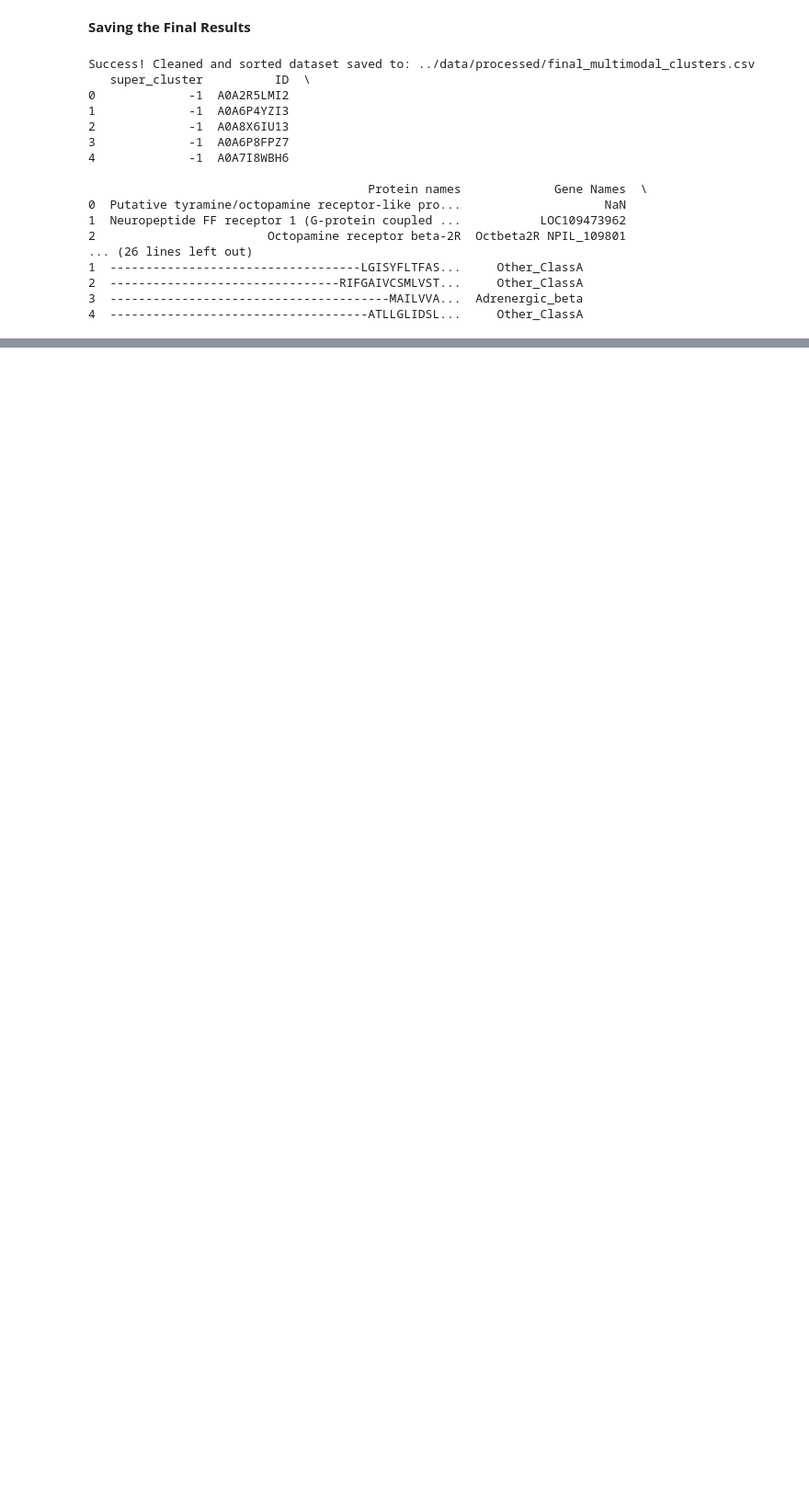
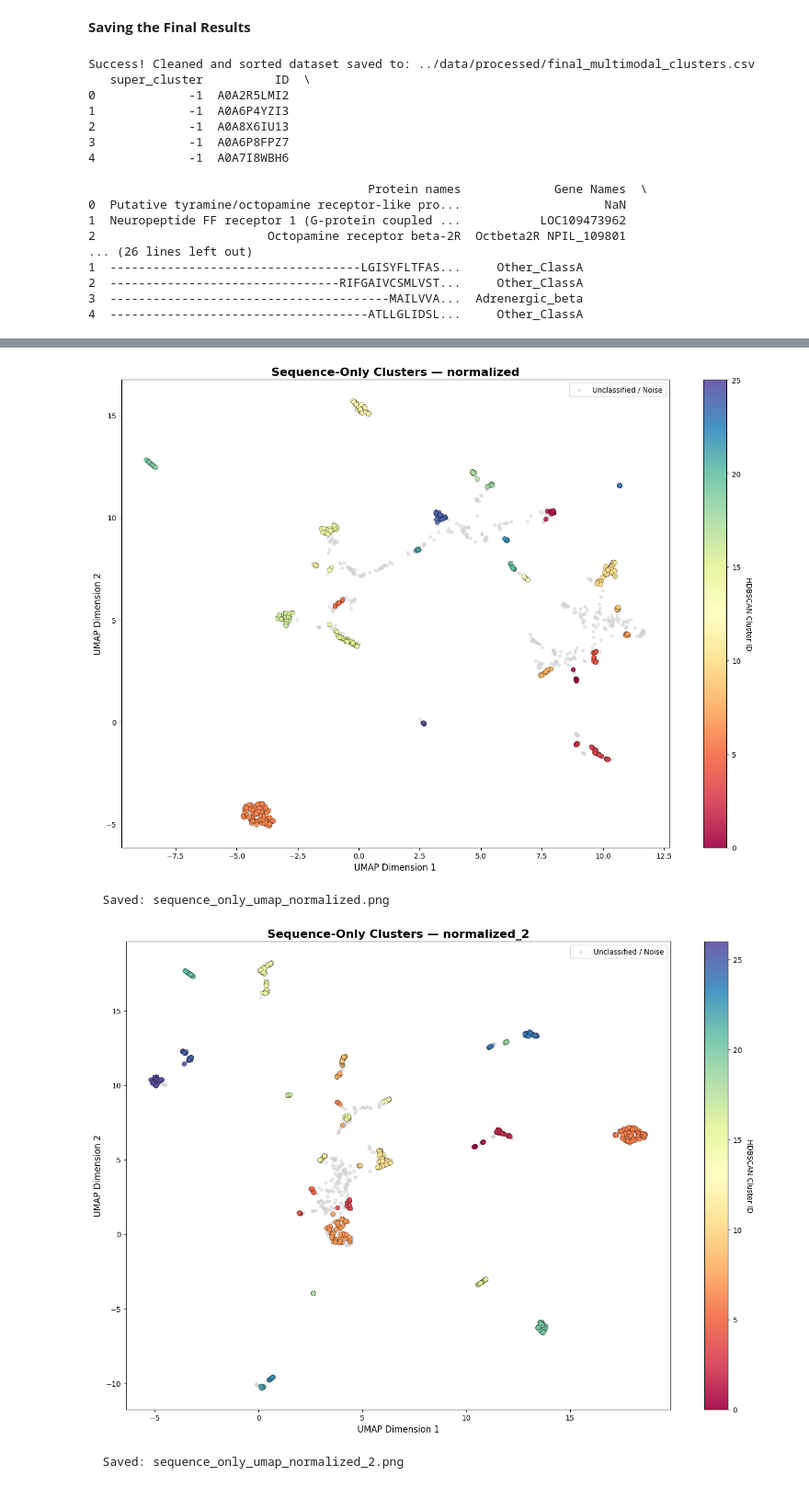
Before and after one commit to ahmedtarek26/GPCR-Protein-Clustering, a Jupyter notebook: notebooks/06_hybrid_text_sequence_clustering.ipynb, the cells around one changed output, grey strips where cells are left out. Shown at 92% size. Saved outputs shown, nothing was run; the diff lists cells and outputs as text; code cells hidden in the pictures; blank space fills up the shorter version.

Commit message:
Clustering sequence data without uniref id

```diff
--- a/notebooks/06_hybrid_text_sequence_clustering.ipynb
+++ b/notebooks/06_hybrid_text_sequence_clustering.ipynb
@@ -275,0 +302,9 @@ Success! Cleaned and sorted dataset saved to: ../data/processed/final_multimodal
+# %%
+datasets = {
+    "normalized":       data_normalized_without_id,
+    "normalized_2":     data_normalized_2_without_id,
+    "esm2_mean_pooling": data_esm2_mean_pooling_without_id,
+}
+
+for name, df in datasets.items():
+    print(f"[{name}] shape: {df.shape}")
@@ -275,0 +317,10 @@ Success! Cleaned and sorted dataset saved to: ../data/processed/final_multimodal
+# %%
+distance_matrices = {}
+
+for name, df in datasets.items():
+    embeddings = df.values
+    sim = cosine_similarity(embeddings)
+    dist = np.clip(1 - sim, 0, None)
+    np.fill_diagonal(dist, 0)
+    distance_matrices[name] = dist
+    print(f"[{name}] Distance matrix: {dist.shape}")
@@ -275,0 +376,47 @@ Success! Cleaned and sorted dataset saved to: ../data/processed/final_multimodal
+# %%
+embeddings_2d_all = {}
+
+for name, dist in distance_matrices.items():
+    reducer = umap.UMAP(
+        n_components=2,
+        metric='precomputed',
+        random_state=42,
+        init='random'
+    )
+    emb_2d = reducer.fit_transform(dist)
+    embeddings_2d_all[name] = emb_2d
+
+    labels = cluster_labels[name]
+
+    plt.figure(figsize=(14, 10))
+
+    # Noise
+    noise_mask = labels == -1
+    plt.scatter(
+        emb_2d[noise_mask, 0], emb_2d[noise_mask, 1],
+        c='lightgrey', s=15, alpha=0.5, label='Unclassified / Noise'
+    )
+
+    # Clusters
+    cluster_mask = labels != -1
+    scatter = plt.scatter(
+        emb_2d[cluster_mask, 0], emb_2d[cluster_mask, 1],
+        c=labels[cluster_mask], cmap='Spectral',
+        s=40, alpha=0.9, edgecolors='black', linewidth=0.3
+    )
+
+    plt.title(f'Sequence-Only Clusters — {name}', fontsize=16, fontweight='bold')
+    plt.xlabel('UMAP Dimension 1', fontsize=12)
+    plt.ylabel('UMAP Dimension 2', fontsize=12)
+    cbar = plt.colorbar(scatter)
+    cbar.set_label('HDBSCAN Cluster ID', rotation=270, labelpad=15)
+    plt.legend(loc='upper right')
+    plt.tight_layout()
+    plt.savefig(f'../results/figures/sequence_only_umap_{name}.png', dpi=300)
+    plt.show()
+    print(f"  Saved: sequence_only_umap_{name}.png\n")
+# %% [output]
+[figure, added]
+  Saved: sequence_only_umap_normalized.png
+[figure, added]
+  Saved: sequence_only_umap_normalized_2.png
```
Also changed, not shown: parts of 12 cells of this notebook, 2 other files.
